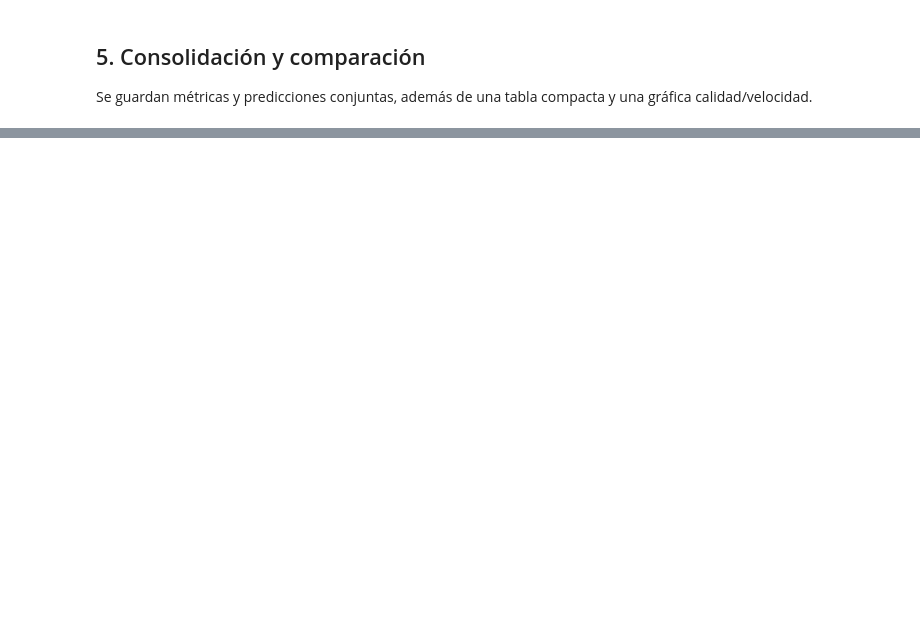
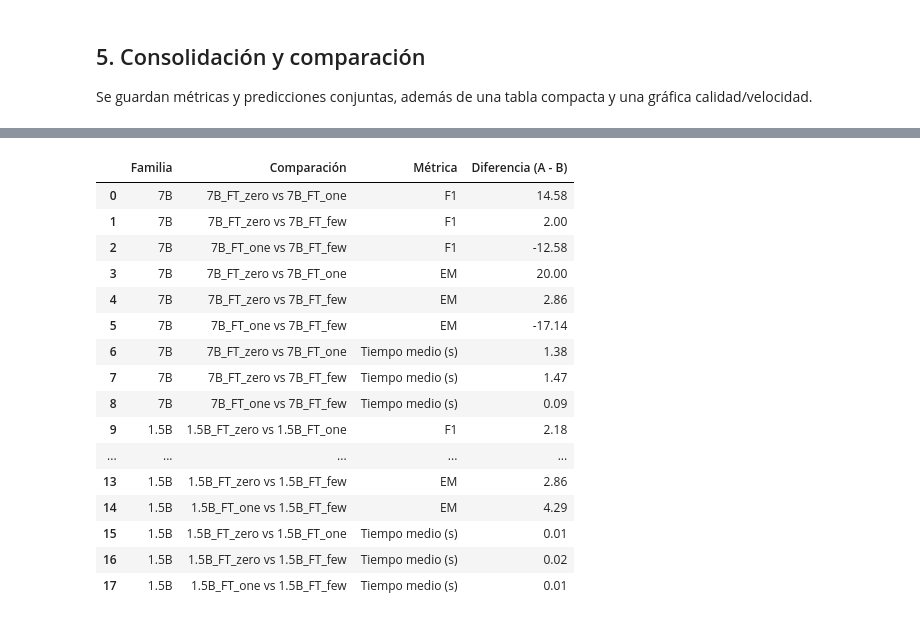
Before and after one commit to Chechu13/Practica_PLN_II, a Jupyter notebook: notebooks/comparacion_qwen_7b_vs_15b_base_lora.ipynb, the cells around one changed output, grey strips where cells are left out. Saved outputs shown, nothing was run; the diff lists cells and outputs as text; code cells hidden in the pictures; blank space fills up the shorter version.

```diff
--- a/notebooks/comparacion_qwen_7b_vs_15b_base_lora.ipynb
+++ b/notebooks/comparacion_qwen_7b_vs_15b_base_lora.ipynb
@@ -430,0 +711,49 @@ else:
+# %%
+strategy_rows = []
+
+for family in ["7B", "1.5B"]:
+    for metric, label in [
+        ("F1_percent", "F1"),
+        ("EM_percent", "EM"),
+        ("generation_mean_seconds", "Tiempo medio (s)"),
+    ]:
+        for a, b in [("zero", "one"), ("zero", "few"), ("one", "few")]:
+            name_a = f"{family}_FT_{a}"
+            name_b = f"{family}_FT_{b}"
+
+            rows_a = summary_df[summary_df["variant"] == name_a]
+            rows_b = summary_df[summary_df["variant"] == name_b]
+
+            if rows_a.empty or rows_b.empty:
+                continue
+
+            value_a = rows_a.iloc[0][metric]
+            value_b = rows_b.iloc[0][metric]
+
+            strategy_rows.append({
+                "Familia": family,
+                "Comparación": f"{name_a} vs {name_b}",
+                "Métrica": label,
+                "Diferencia (A - B)": value_a - value_b,
+            })
+
+strategy_table = pd.DataFrame(strategy_rows).round(2)
+display(strategy_table)
+# %% [output]
+|  | Familia | Comparación | Métrica | Diferencia (A - B) |
+| 0 | 7B | 7B_FT_zero vs 7B_FT_one | F1 | 14.58 |
+| 1 | 7B | 7B_FT_zero vs 7B_FT_few | F1 | 2.00 |
+| 2 | 7B | 7B_FT_one vs 7B_FT_few | F1 | -12.58 |
+| 3 | 7B | 7B_FT_zero vs 7B_FT_one | EM | 20.00 |
+| 4 | 7B | 7B_FT_zero vs 7B_FT_few | EM | 2.86 |
+| 5 | 7B | 7B_FT_one vs 7B_FT_few | EM | -17.14 |
+| 6 | 7B | 7B_FT_zero vs 7B_FT_one | Tiempo medio (s) | 1.38 |
+| 7 | 7B | 7B_FT_zero vs 7B_FT_few | Tiempo medio (s) | 1.47 |
+| 8 | 7B | 7B_FT_one vs 7B_FT_few | Tiempo medio (s) | 0.09 |
+| 9 | 1.5B | 1.5B_FT_zero vs 1.5B_FT_one | F1 | 2.18 |
+| ... | ... | ... | ... | ... |
+| 13 | 1.5B | 1.5B_FT_zero vs 1.5B_FT_few | EM | 2.86 |
+| 14 | 1.5B | 1.5B_FT_one vs 1.5B_FT_few | EM | 4.29 |
+| 15 | 1.5B | 1.5B_FT_zero vs 1.5B_FT_one | Tiempo medio (s) | 0.01 |
+| 16 | 1.5B | 1.5B_FT_zero vs 1.5B_FT_few | Tiempo medio (s) | 0.02 |
+| 17 | 1.5B | 1.5B_FT_one vs 1.5B_FT_few | Tiempo medio (s) | 0.01 |
```
Also changed, not shown: parts of 10 cells of this notebook, 12 other files.
